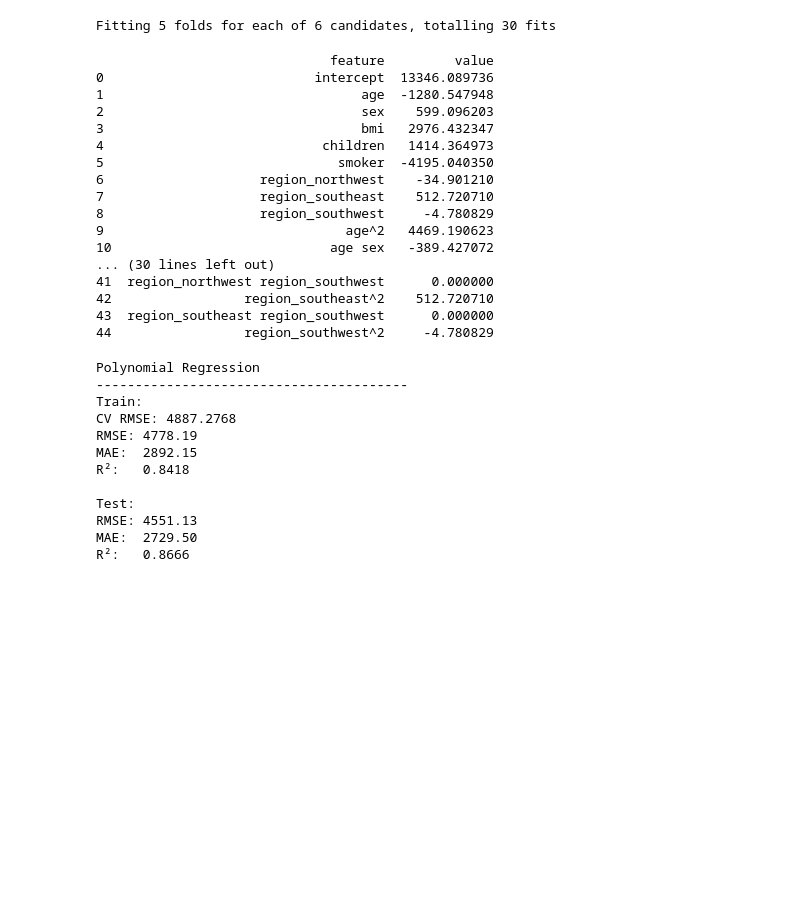
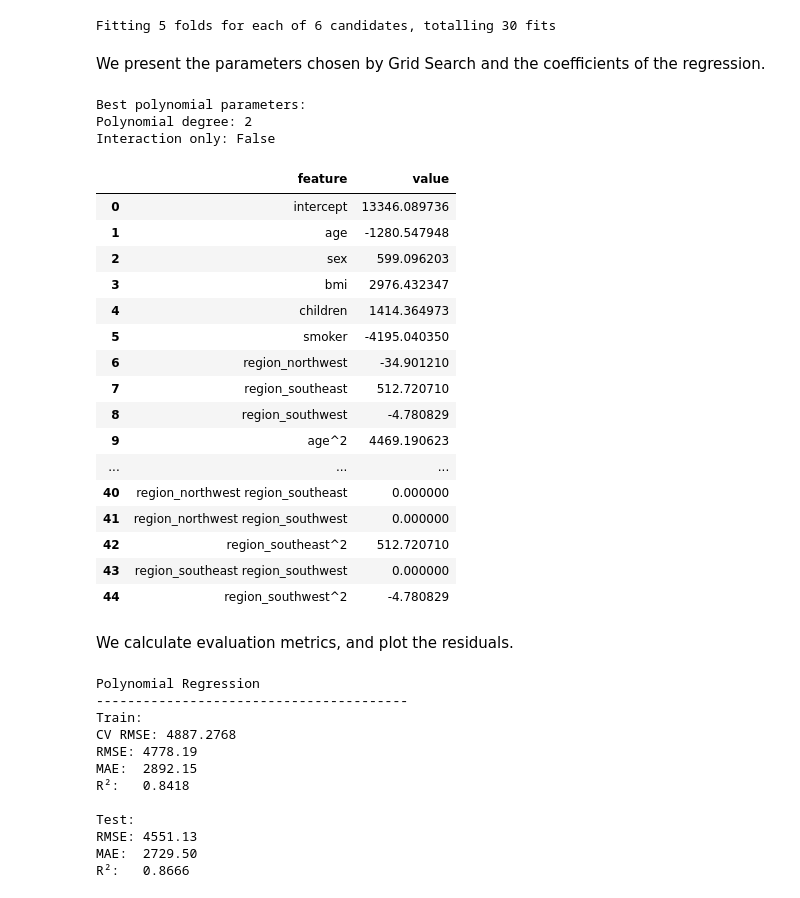
Before and after one commit to NikifBi/Medical_Costs_Regression_Analysis, a Jupyter notebook: Medical Costs.ipynb, the cells around one changed output. Cells and saved outputs as stored; diff of their text form; code cells hidden in the pictures; blank space fills up the shorter version.

```diff
--- a/Medical Costs.ipynb
+++ b/Medical Costs.ipynb
@@ -1508,45 +1508,56 @@ grid_poly.fit(X_train_raw, y_train_raw)
 best_poly = grid_poly.best_estimator_
 # %% [output]
 Fitting 5 folds for each of 6 candidates, totalling 30 fits
+# %% [markdown]
+We present the parameters chosen by Grid Search and the coefficients of the regression.
 # %%
 ### Polynomial features
 poly_features = best_poly.named_steps["poly"].get_feature_names_out(X_train_raw.columns)
 
 ### Polynomial coefficients
 coef_df = pd.DataFrame({
     "feature": poly_features,
     "value": best_poly.named_steps["model"].coef_
 })
 
 ### Polynomial intercept
 intercept_df = pd.DataFrame({
     "feature": ["intercept"],
     "value": [best_poly.named_steps["model"].intercept_]
 })
 
 ### Add everything in the same dataframe
 full_df = pd.concat([intercept_df, coef_df], ignore_index=True)
 
+print(f"""Best polynomial parameters:
+Polynomial degree: {grid_poly.best_params_['poly__degree']}
+Interaction only: {grid_poly.best_params_['poly__interaction_only']}""")
+
 ### Print dataframe
 full_df
 # %% [output]
-                              feature         value
-0                           intercept  13346.089736
-1                                 age  -1280.547948
-2                                 sex    599.096203
-3                                 bmi   2976.432347
-4                            children   1414.364973
-5                              smoker  -4195.040350
-6                    region_northwest    -34.901210
-7                    region_southeast    512.720710
-8                    region_southwest     -4.780829
-9                               age^2   4469.190623
-10                            age sex   -389.427072
-... (30 lines left out)
-41  region_northwest region_southwest      0.000000
-42                 region_southeast^2    512.720710
-43  region_southeast region_southwest      0.000000
-44                 region_southwest^2     -4.780829
+Best polynomial parameters:
+Polynomial degree: 2
+Interaction only: False
+|  | feature | value |
+| 0 | intercept | 13346.089736 |
+| 1 | age | -1280.547948 |
+| 2 | sex | 599.096203 |
+| 3 | bmi | 2976.432347 |
+| 4 | children | 1414.364973 |
+| 5 | smoker | -4195.040350 |
+| 6 | region_northwest | -34.901210 |
+| 7 | region_southeast | 512.720710 |
+| 8 | region_southwest | -4.780829 |
+| 9 | age^2 | 4469.190623 |
+| ... | ... | ... |
+| 40 | region_northwest region_southeast | 0.000000 |
+| 41 | region_northwest region_southwest | 0.000000 |
+| 42 | region_southeast^2 | 512.720710 |
+| 43 | region_southeast region_southwest | 0.000000 |
+| 44 | region_southwest^2 | -4.780829 |
+# %% [markdown]
+We calculate evaluation metrics, and plot the residuals.
 # %%
 ### Model Evaluation
 scores = evaluate_model(best_poly, X_train_raw, X_test_raw, y_train_raw, y_test_raw, log = False, name = 'Polynomial Regression')
```
Also changed, not shown: parts of 22 cells of this notebook.
